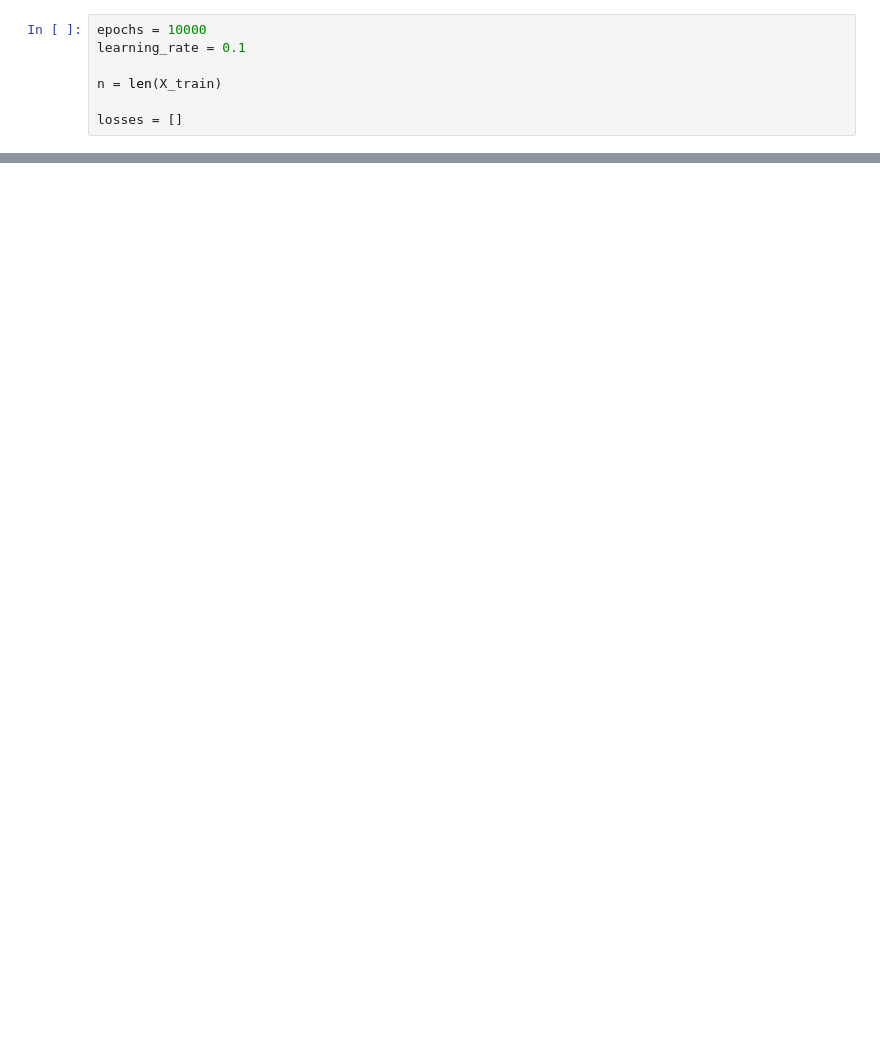
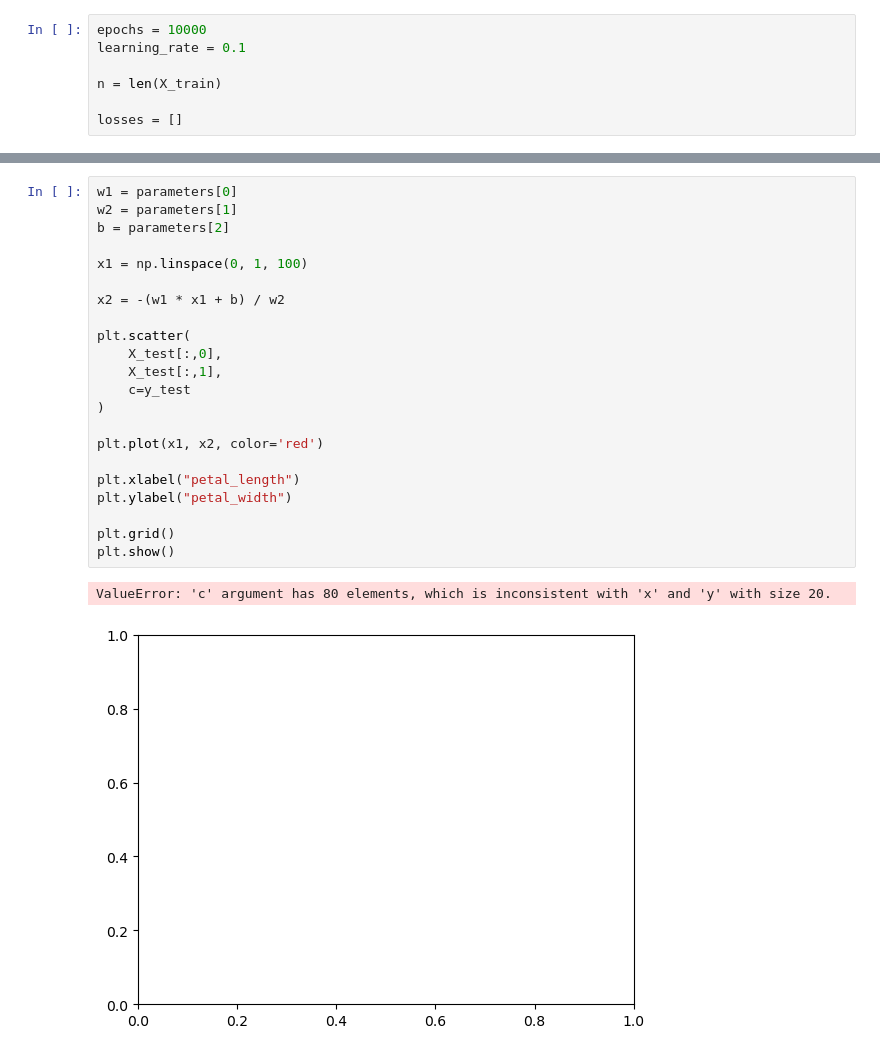
Before and after one commit to GaziWani1/logistic-regression, a Jupyter notebook: iris/code.ipynb, the cells around one changed output, grey strips where cells are left out. Drawn from its saved outputs; the diff is of its cells as text; blank space fills up the shorter version.

```diff
--- a/iris/code.ipynb
+++ b/iris/code.ipynb
@@ -245,0 +212,25 @@ Accuracy: 1.0
+# %%
+w1 = parameters[0]
+w2 = parameters[1]
+b = parameters[2]
+
+x1 = np.linspace(0, 1, 100)
+
+x2 = -(w1 * x1 + b) / w2
+
+plt.scatter(
+    X_test[:,0],
+    X_test[:,1],
+    c=y_test
+)
+
+plt.plot(x1, x2, color='red')
+
+plt.xlabel("petal_length")
+plt.ylabel("petal_width")
+
+plt.grid()
+plt.show()
+# %% [output]
+ValueError: 'c' argument has 80 elements, which is inconsistent with 'x' and 'y' with size 20.
+[figure, added]
```
Also changed, not shown: parts of 17 cells of this notebook, 1 other file.
